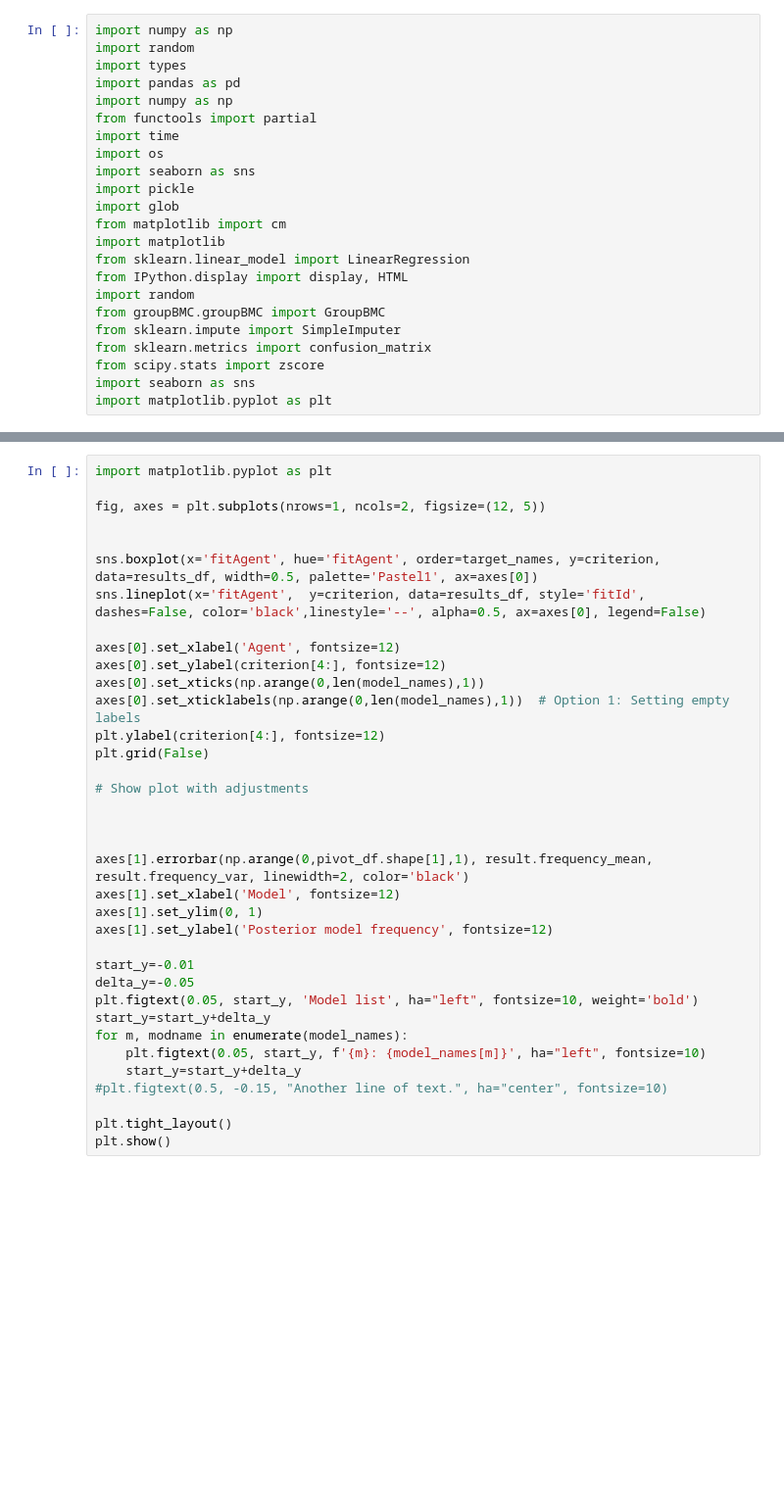
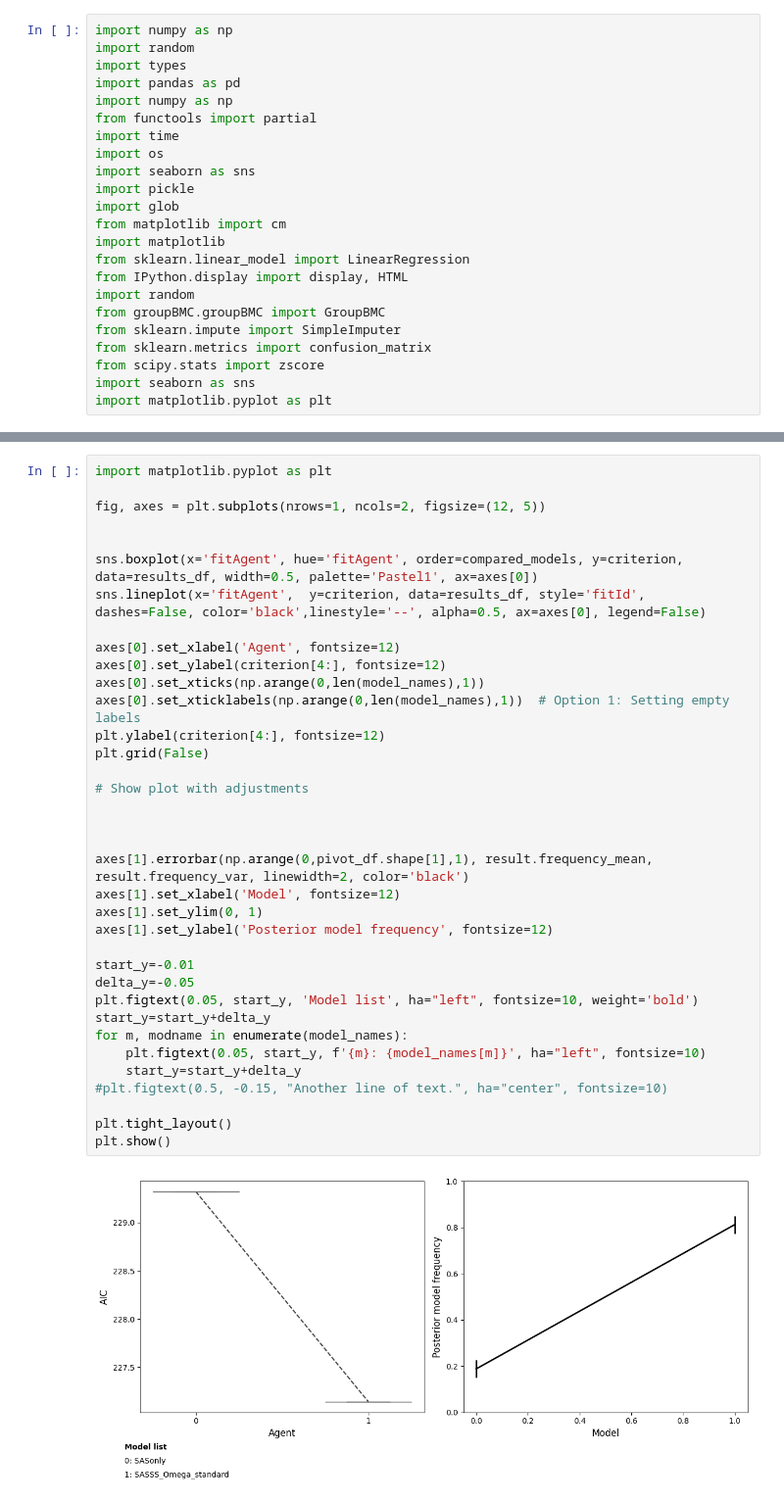
Before and after one commit to romainligneul/jpnd-fmri, a Jupyter notebook: C_model_selection.ipynb, the cells around one changed output, grey strips where cells are left out. Shown: that part at 98% size. Drawn from its saved outputs; the diff is of its cells as text; blank space fills up the shorter version.

```diff
--- a/C_model_selection.ipynb
+++ b/C_model_selection.ipynb
@@ -138,36 +145,38 @@ import matplotlib.pyplot as plt
 fig, axes = plt.subplots(nrows=1, ncols=2, figsize=(12, 5))
 
 
-sns.boxplot(x='fitAgent', hue='fitAgent', order=target_names, y=criterion, data=results_df, width=0.5, palette='Pastel1', ax=axes[0])
+sns.boxplot(x='fitAgent', hue='fitAgent', order=compared_models, y=criterion, data=results_df, width=0.5, palette='Pastel1', ax=axes[0])
 sns.lineplot(x='fitAgent',  y=criterion, data=results_df, style='fitId', dashes=False, color='black',linestyle='--', alpha=0.5, ax=axes[0], legend=False)
 
 axes[0].set_xlabel('Agent', fontsize=12)
 axes[0].set_ylabel(criterion[4:], fontsize=12)
 axes[0].set_xticks(np.arange(0,len(model_names),1))
 axes[0].set_xticklabels(np.arange(0,len(model_names),1))  # Option 1: Setting empty labels
 plt.ylabel(criterion[4:], fontsize=12)
 plt.grid(False)
 
 # Show plot with adjustments
 
 
 
 axes[1].errorbar(np.arange(0,pivot_df.shape[1],1), result.frequency_mean, result.frequency_var, linewidth=2, color='black')
 axes[1].set_xlabel('Model', fontsize=12)
 axes[1].set_ylim(0, 1)
 axes[1].set_ylabel('Posterior model frequency', fontsize=12)
 
 start_y=-0.01
 delta_y=-0.05
 plt.figtext(0.05, start_y, 'Model list', ha="left", fontsize=10, weight='bold')
 start_y=start_y+delta_y
 for m, modname in enumerate(model_names):
     plt.figtext(0.05, start_y, f'{m}: {model_names[m]}', ha="left", fontsize=10)
     start_y=start_y+delta_y
 #plt.figtext(0.5, -0.15, "Another line of text.", ha="center", fontsize=10)
 
 plt.tight_layout()
 plt.show()
+# %% [output]
+[figure, added]
 # %%
 # augment the dataset with model-based regressors
 df_full_augmented=pd.DataFrame()
```
Also changed, not shown: parts of 3 cells of this notebook, 1 other file.
